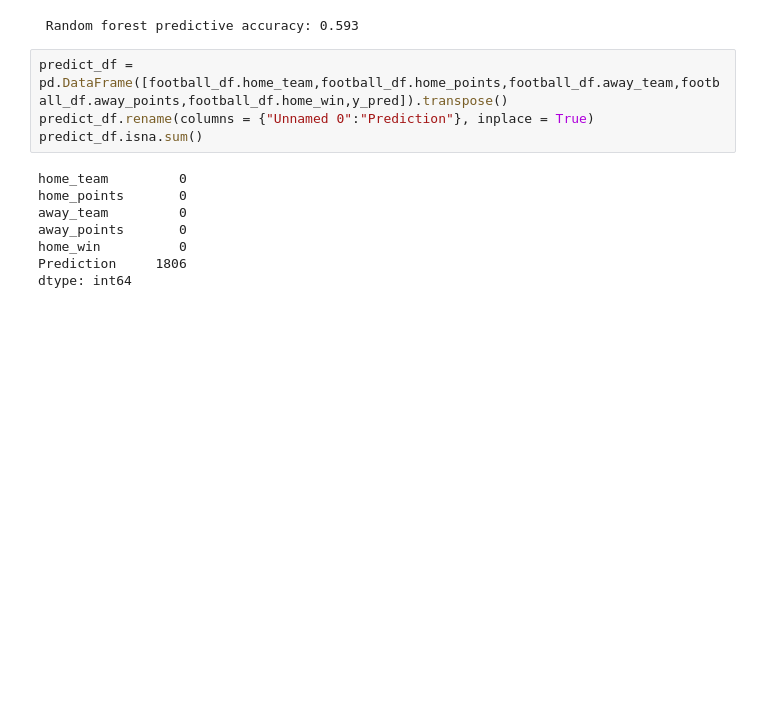
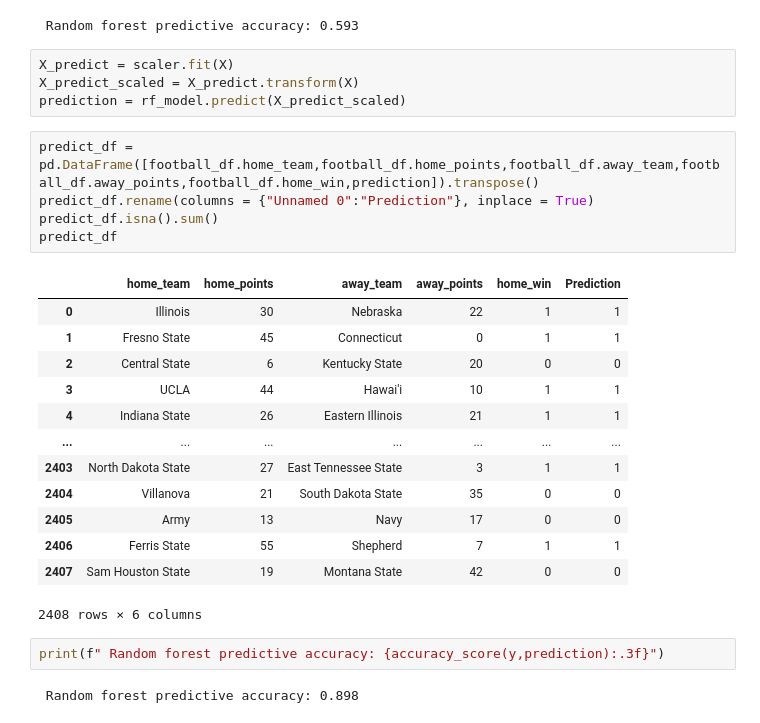
Before and after one commit to baumgartner-99/Team-7-Final-Project, a Jupyter notebook: Learning_Model.ipynb, the cells around one changed output. Saved outputs shown, nothing was run; the diff lists cells and outputs as text; blank space fills up the shorter version.

Commit message:
Adding updated dataframe for full test

```diff
--- a/Learning_Model.ipynb
+++ b/Learning_Model.ipynb
@@ -186,15 +187,30 @@ y_pred = rf_model.predict(X_test_scaled)
 print(f" Random forest predictive accuracy: {accuracy_score(y_test,y_pred):.3f}")
 # %% [output]
  Random forest predictive accuracy: 0.593
-# %%
-predict_df = pd.DataFrame([football_df.home_team,football_df.home_points,football_df.away_team,football_df.away_points,football_df.home_win,y_pred]).transpose()
-predict_df.rename(columns = {"Unnamed 0":"Prediction"}, inplace = True)
-predict_df.isna.sum()
-# %% [output]
-home_team         0
-home_points       0
-away_team         0
-away_points       0
-home_win          0
-Prediction     1806
-dtype: int64
+# %%
+X_predict = scaler.fit(X)
+X_predict_scaled = X_predict.transform(X)
+prediction = rf_model.predict(X_predict_scaled)
+# %%
+predict_df = pd.DataFrame([football_df.home_team,football_df.home_points,football_df.away_team,football_df.away_points,football_df.home_win,prediction]).transpose()
+predict_df.rename(columns = {"Unnamed 0":"Prediction"}, inplace = True)
+predict_df.isna().sum()
+predict_df
+# %% [output]
+|  | home_team | home_points | away_team | away_points | home_win | Prediction |
+| 0 | Illinois | 30 | Nebraska | 22 | 1 | 1 |
+| 1 | Fresno State | 45 | Connecticut | 0 | 1 | 1 |
+| 2 | Central State | 6 | Kentucky State | 20 | 0 | 0 |
+| 3 | UCLA | 44 | Hawai'i | 10 | 1 | 1 |
+| 4 | Indiana State | 26 | Eastern Illinois | 21 | 1 | 1 |
+| ... | ... | ... | ... | ... | ... | ... |
+| 2403 | North Dakota State | 27 | East Tennessee State | 3 | 1 | 1 |
+| 2404 | Villanova | 21 | South Dakota State | 35 | 0 | 0 |
+| 2405 | Army | 13 | Navy | 17 | 0 | 0 |
+| 2406 | Ferris State | 55 | Shepherd | 7 | 1 | 1 |
+| 2407 | Sam Houston State | 19 | Montana State | 42 | 0 | 0 |
+2408 rows × 6 columns
+# %%
+print(f" Random forest predictive accuracy: {accuracy_score(y,prediction):.3f}")
+# %% [output]
+ Random forest predictive accuracy: 0.898
```
Also changed, not shown: parts of 1 cell of this notebook.
